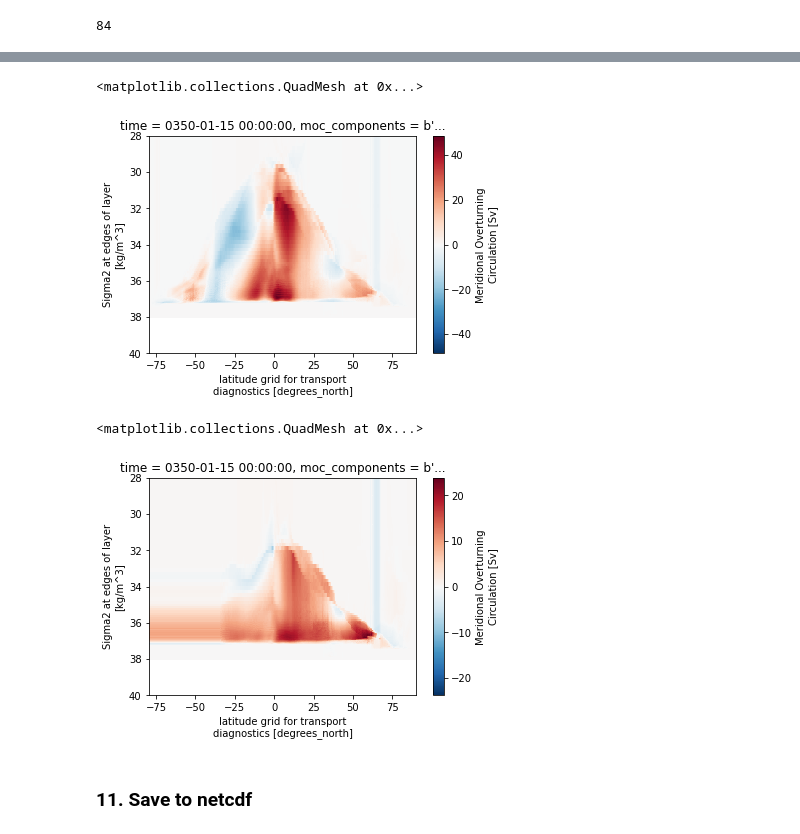
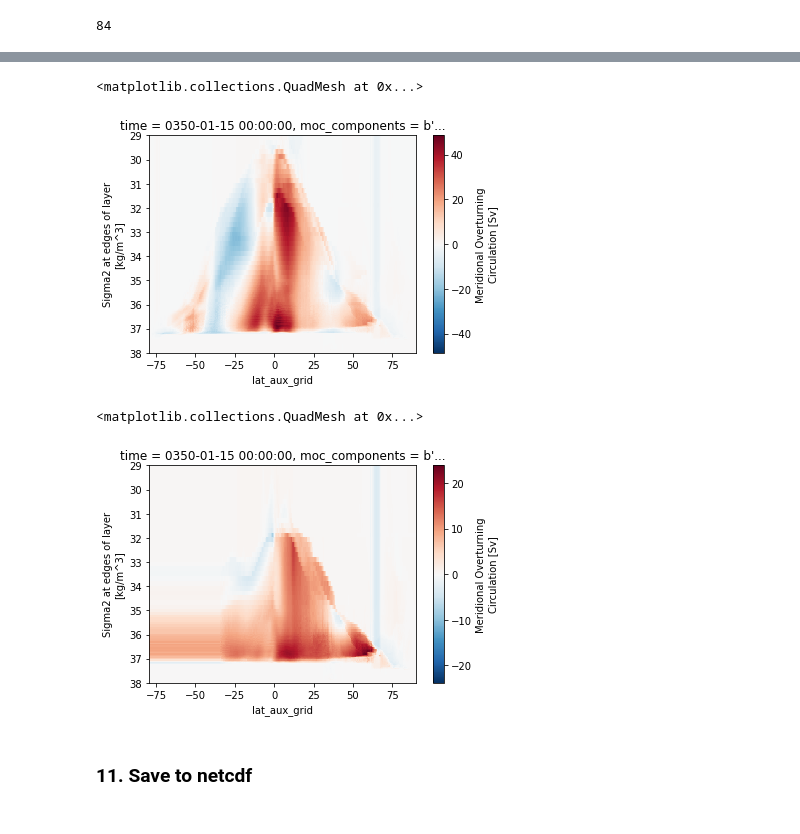
Before and after one commit to sgyeager/POP_MOC, a Jupyter notebook: notebooks/pop_MOCsig2_1deg_dask.ipynb, the cells around one changed output, grey strips where cells are left out. Drawn from its saved outputs; the diff is of its cells as text; code cells hidden in the pictures.

```diff
--- a/notebooks/pop_MOCsig2_1deg_dask.ipynb
+++ b/notebooks/pop_MOCsig2_1deg_dask.ipynb
@@ -212,6 +285,10 @@ dxt = ds['DXT']
 dyt = ds['DYT']
 dz = ds['dz']
 tarea = ds['TAREA']
+kmt = ds['KMT']
+tlat = ds['TLAT']
+tlon = ds['TLONG']
+regionmask = ds['REGION_MASK']
 # %%
 u_e = ds['UVEL']
 u_e = u_e.where(u_e<1.e30,0)
@@ -245,6 +322,20 @@ v_e = 0.5*(v_e+v_e.roll(nlon=1,roll_coords=False))
 # Combine velocity components
 u = xr.concat([u_e,u_i,u_s],dim=ds_moctemp.moc_components)
 v = xr.concat([v_e,v_i,v_s],dim=ds_moctemp.moc_components)
+# %%
+# Mask out values below KMT.
+# This does not fix closure issues associated with POP's overflow parameterization, but it should address some
+# issues with spurious non-zero values below KMT in some simulations (e.g., CESM2-LENS simulations run in Korea).
+# The overflow non-closure issue will require effort to fix.
+nz = dz.shape[0]
+ny = kmt.shape[0]
+nx = kmt.shape[1]
+kji = np.indices((nz,ny,nx))
+kindices = kji[0,:,:,:] + 1
+mask=kindices<=kmt.values[None,:,:]
+
+u = u.where(mask)
+v = v.where(mask)
 # %%
 %%time
 # Volume fluxes in density-space.
@@ -302,8 +386,12 @@ rmaskmoc.plot(levels=[0,1,2,3],col='transport_reg',size=5);
 [figure]
 # %% [markdown]
 ### 9. Compute MOC
+# %%
+# add extra latitude at southern edge since histogram will return nlat-1
+moclat = ds_moctemp.lat_aux_grid
+moclat = xr.concat([moclat.isel(lat_aux_grid=0) - 1.,moclat],dim='lat_aux_grid')
 # %%
 %%time
-MOC = popmoc.compute_MOC(wflux,rmaskmoc,ds_moctemp.lat_aux_grid)
+MOC = popmoc.compute_MOC(wflux,rmaskmoc,moclat)
 MOC = MOC.transpose('time','transport_reg','moc_comp','sigma','lat_aux_grid')
 # %% [output]
@@ -345,13 +463,13 @@ Wall time: 58.9 s
 # %%
-MOC.isel(time=0).isel(transport_reg=0,moc_comp=0).plot(ylim=[40,28])
+MOC.isel(time=0).isel(transport_reg=0,moc_comp=0).plot(ylim=[38,29])
 # %% [output]
 <matplotlib.collections.QuadMesh at 0x...>
-[figure, old version]
+[figure, new version]
 # %%
-MOC.isel(time=0).isel(transport_reg=1,moc_comp=0).plot(ylim=[40,28])
+MOC.isel(time=0).isel(transport_reg=1,moc_comp=0).plot(ylim=[38,29])
 # %% [output]
 <matplotlib.collections.QuadMesh at 0x...>
-[figure, old version]
+[figure, new version]
 # %% [markdown]
 ### 11. Save to netcdf
 # %%
```
Also changed, not shown: parts of 20 cells of this notebook, 2 other files.
